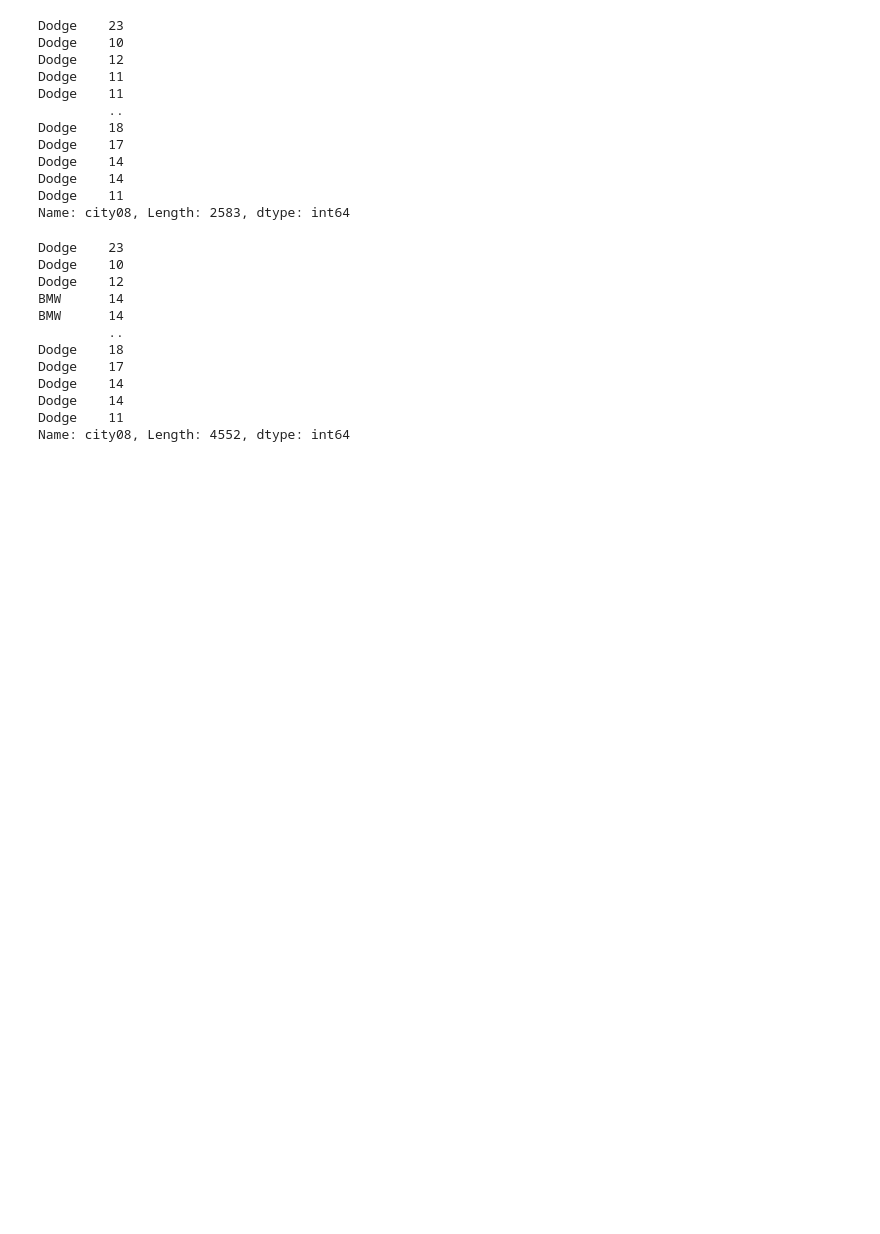
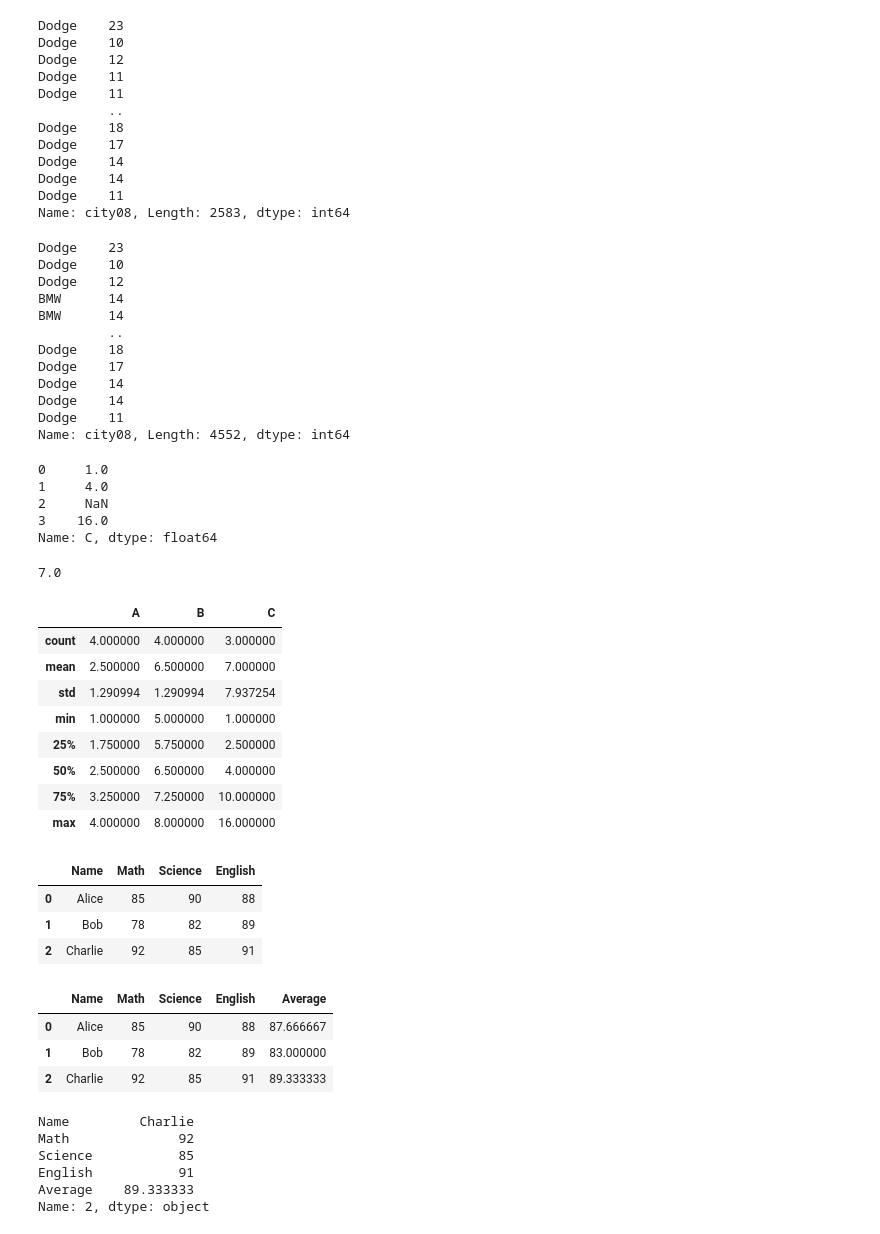
Before and after one commit to fysalkasim/Python2025, a Jupyter notebook: Pandas/pandas3.ipynb, the cells around one changed output. Cells and saved outputs as stored; diff of their text form; code cells hidden in the pictures; blank space fills up the shorter version.

Commit message:
more on pandas

```diff
--- a/Pandas/pandas3.ipynb
+++ b/Pandas/pandas3.ipynb
@@ -1020,3 +1020,34 @@ Dodge    14
 Dodge    14
 Dodge    11
 Name: city08, Length: 4552, dtype: int64
+# %%
+import pandas as pd
+df = pd.DataFrame({
+    'A': [1, 2, 3, 4],
+    'B': [5, 6, 7, 8]
+})
+df['C'] = df['A'].apply(lambda x: x**2)
+df.loc[2, 'C'] = None
+df['C']
+# %% [output]
+0     1.0
+1     4.0
+2     NaN
+3    16.0
+Name: C, dtype: float64
+# %%
+print(df['C'].mean(skipna=True))
+# %% [output]
+7.0
+# %%
+df.describe()
+# %% [output]
+|  | A | B | C |
+| count | 4.000000 | 4.000000 | 3.000000 |
+| mean | 2.500000 | 6.500000 | 7.000000 |
+| std | 1.290994 | 1.290994 | 7.937254 |
+| min | 1.000000 | 5.000000 | 1.000000 |
+| 25% | 1.750000 | 5.750000 | 2.500000 |
+| 50% | 2.500000 | 6.500000 | 4.000000 |
+| 75% | 3.250000 | 7.250000 | 10.000000 |
+| max | 4.000000 | 8.000000 | 16.000000 |
@@ -1022,0 +1056,7 @@ Name: city08, Length: 4552, dtype: int64
+# %%
+df
+# %% [output]
+|  | Name | Math | Science | English |
+| 0 | Alice | 85 | 90 | 88 |
+| 1 | Bob | 78 | 82 | 89 |
+| 2 | Charlie | 92 | 85 | 91 |
@@ -1022,0 +1065,7 @@ Name: city08, Length: 4552, dtype: int64
+# %%
+df
+# %% [output]
+|  | Name | Math | Science | English | Average |
+| 0 | Alice | 85 | 90 | 88 | 87.666667 |
+| 1 | Bob | 78 | 82 | 89 | 83.000000 |
+| 2 | Charlie | 92 | 85 | 91 | 89.333333 |
@@ -1022,0 +1074,9 @@ Name: city08, Length: 4552, dtype: int64
+# %%
+highest.iloc[0]
+# %% [output]
+Name         Charlie
+Math              92
+Science           85
+English           91
+Average    89.333333
+Name: 2, dtype: object
```
Also changed, not shown: parts of 3 cells of this notebook.
